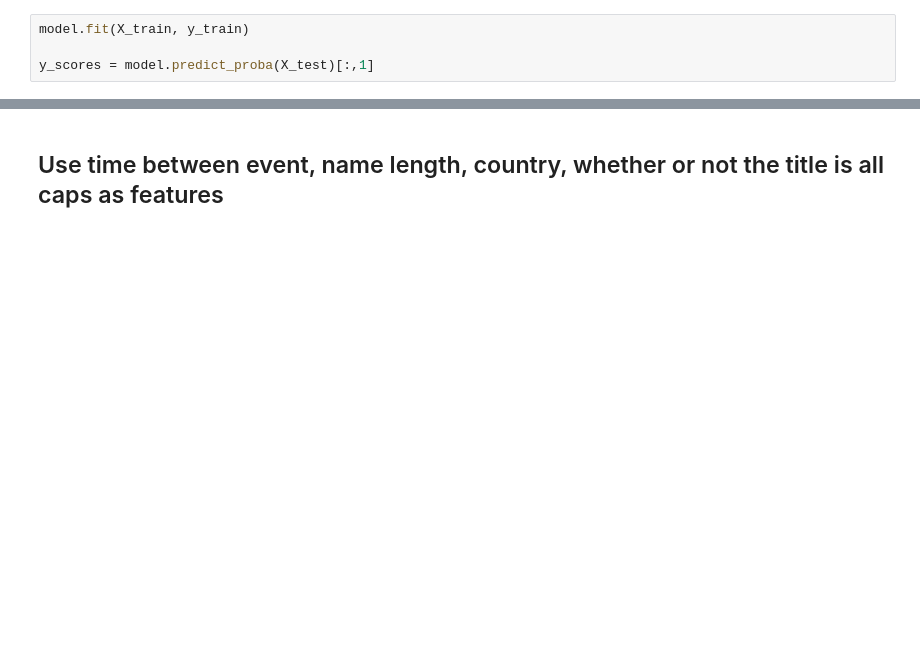
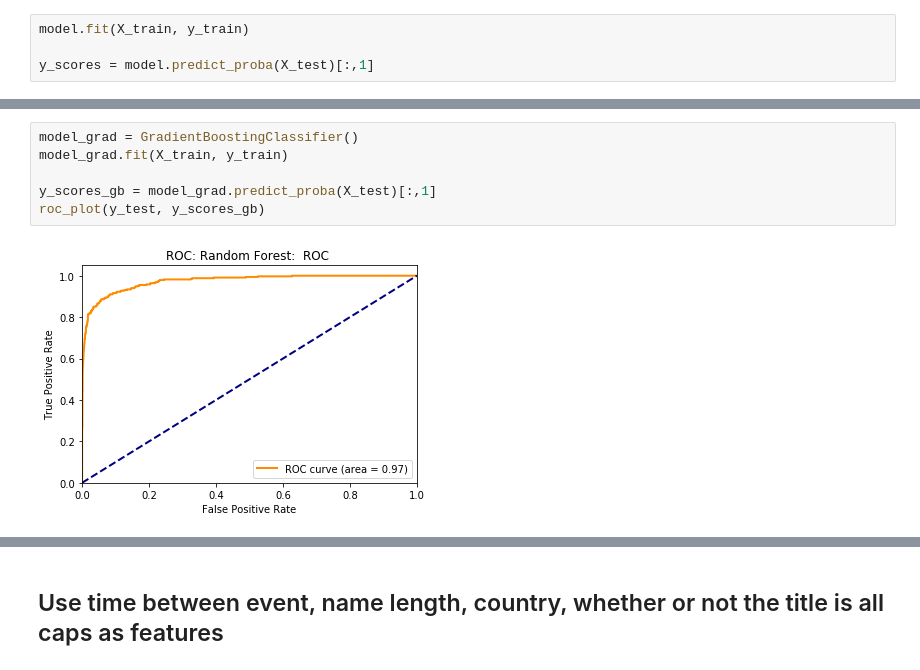
Before and after one commit to masoncla/fraud_detection, a Jupyter notebook: EDA.ipynb, the cells around one changed output, grey strips where cells are left out. Drawn from its saved outputs; the diff is of its cells as text; blank space fills up the shorter version.

```diff
--- a/EDA.ipynb
+++ b/EDA.ipynb
@@ -210,0 +203,8 @@ roc_plot(y_test, y_scores)
+# %%
+model_grad = GradientBoostingClassifier()
+model_grad.fit(X_train, y_train)
+
+y_scores_gb = model_grad.predict_proba(X_test)[:,1]
+roc_plot(y_test, y_scores_gb)
+# %% [output]
+[figure, added]
```
Also changed, not shown: parts of 5 cells of this notebook, 8 other files.
